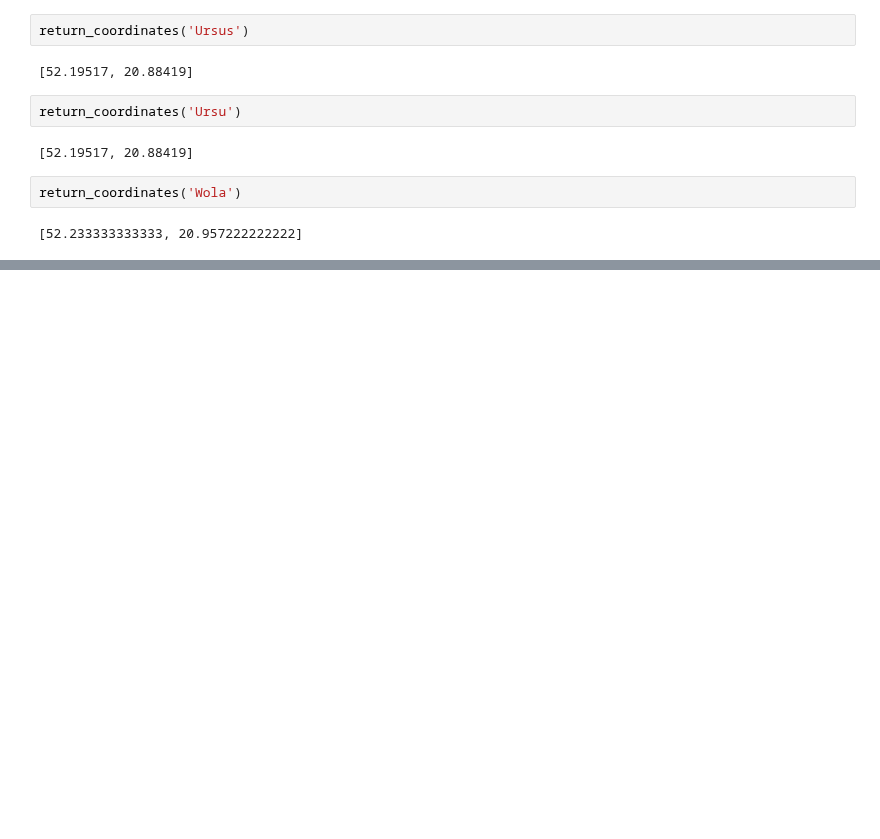
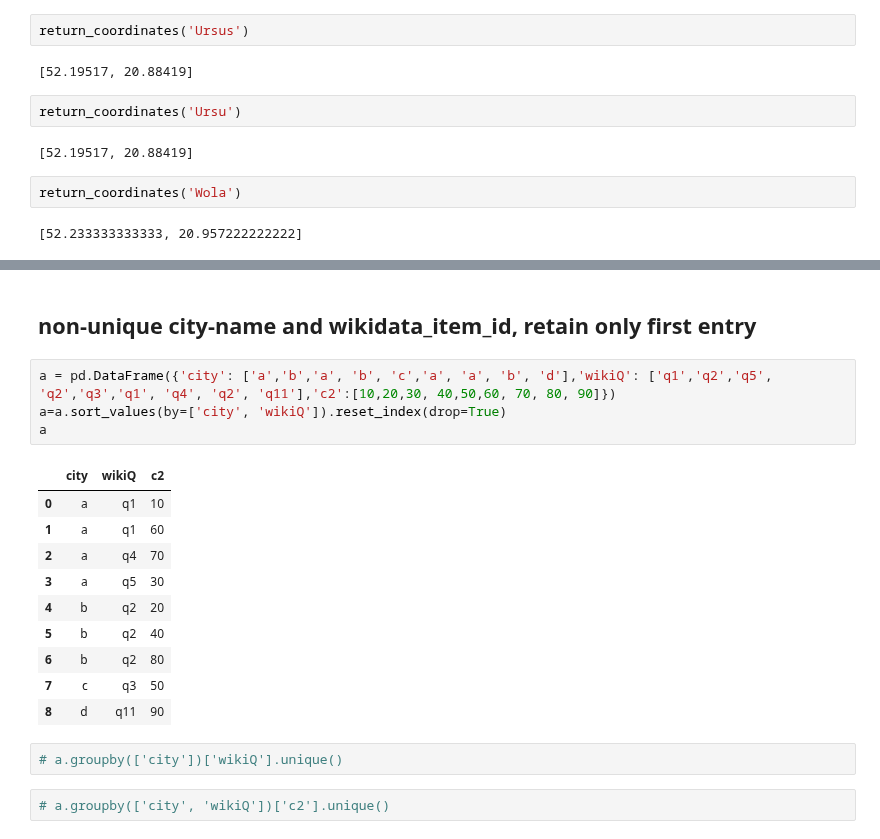
Before and after one commit to KacperGrodecki/Masovian-real-estate, a Jupyter notebook: poland_geographical_locations.ipynb, the cells around one changed output, grey strips where cells are left out. Saved outputs shown, nothing was run; the diff lists cells and outputs as text; blank space fills up the shorter version.

```diff
--- a/poland_geographical_locations.ipynb
+++ b/poland_geographical_locations.ipynb
@@ -210,0 +434,21 @@ return_coordinates('Wola')
+# %% [markdown]
+## non-unique city-name and wikidata_item_id, retain only first entry
+# %%
+a = pd.DataFrame({'city': ['a','b','a', 'b', 'c','a', 'a', 'b', 'd'],'wikiQ': ['q1','q2','q5', 'q2','q3','q1', 'q4', 'q2', 'q11'],'c2':[10,20,30, 40,50,60, 70, 80, 90]})
+a=a.sort_values(by=['city', 'wikiQ']).reset_index(drop=True)
+a
+# %% [output]
+|  | city | wikiQ | c2 |
+| 0 | a | q1 | 10 |
+| 1 | a | q1 | 60 |
+| 2 | a | q4 | 70 |
+| 3 | a | q5 | 30 |
+| 4 | b | q2 | 20 |
+| 5 | b | q2 | 40 |
+| 6 | b | q2 | 80 |
+| 7 | c | q3 | 50 |
+| 8 | d | q11 | 90 |
+# %%
+# a.groupby(['city'])['wikiQ'].unique()
+# %%
+# a.groupby(['city', 'wikiQ'])['c2'].unique()
```
Also changed, not shown: parts of 13 cells of this notebook.
